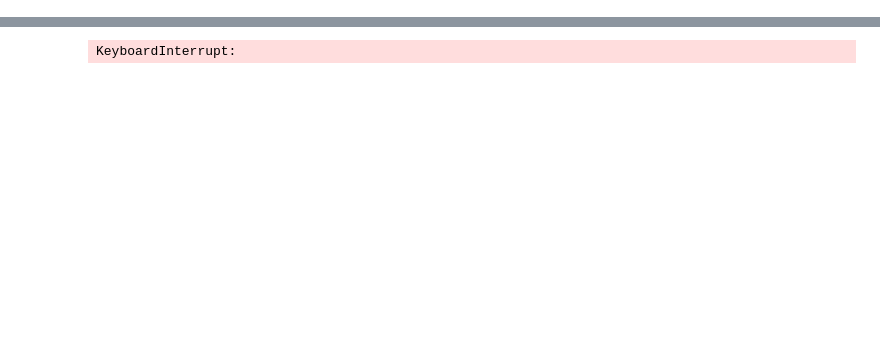
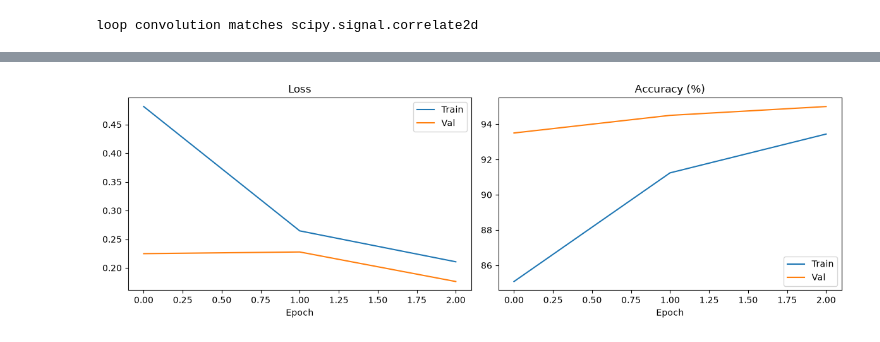
Before and after one commit to op-poyo/ai_from_scratch, a Jupyter notebook: fixed_feature_cnn_from_scratch.ipynb, the cells around one changed output, grey strips where cells are left out. Saved outputs shown, nothing was run; the diff lists cells and outputs as text; code cells hidden in the pictures; blank space fills up the shorter version.

```diff
--- a/fixed_feature_cnn_from_scratch.ipynb
+++ b/fixed_feature_cnn_from_scratch.ipynb
@@ -199,6 +204,18 @@ def prepare_all(images):
     # precompute once — kernels are fixed, so this only needs to run a single time
     # per image instead of being recomputed every epoch/eval call
     return np.array([prepare_input(img) for img in images])
+# %%
+# check my loop convolution matches scipy's on real images, for every kernel
+check_x, _ = dataloader("data/mnist/mnist_test.csv")
+
+for image in check_x[:20]:
+    for kernel in [vertical_edge_kernel, horizontal_edge_kernel, sharpening_kernel]:
+        assert np.allclose(conv_2d_single_loop(image, kernel, padding=1),
+                           conv_2d_single(image, kernel, padding=1))
+
+print("loop convolution matches scipy.signal.correlate2d")
+# %% [output]
+loop convolution matches scipy.signal.correlate2d
 # %%
 def one_hot(label, num_classes=10):
     target = [0.0] * num_classes
@@ -225,8 +242,9 @@ def evaluate(model, val_features, val_y):
     avg_loss = total_loss / len(val_features)
     return avg_loss, acc
 # %%
-epochs = 10
+epochs = 3
 lr = 0.05
+sample_size = 5000  # fresh random subsample each epoch
 
 # x = data, y = label
 all_train_x, all_train_y = dataloader("data/mnist/mnist_train.csv")
@@ -236,7 +254,7 @@ pool_train_x = all_train_x[200:]
 pool_train_y = all_train_y[200:]
 val_x, val_y = all_train_x[:200], all_train_y[:200]
 
-# --- precompute conv features once for train/val/test instead of per-epoch ---
+# kernels are fixed, so the conv features only need computing once
 print("Precomputing convolutional features (one-time cost)...")
 pool_train_features = prepare_all(pool_train_x)
 val_features = prepare_all(val_x)
@@ -255,9 +273,6 @@ for n in model.layers[-1].neurons:
 history = {"train_loss": [], "train_acc": [], "val_loss": [], "val_acc": []}
 
 for epoch in range(epochs):
-    # train on the full pool each epoch now that features are precomputed and cheap
-    # (bump sample_size down again if you want the original "fresh 1000/epoch" behavior)
-    sample_size = len(pool_train_features)
     indices = np.random.choice(len(pool_train_features), size=sample_size, replace=False)
 
     epoch_train_features = pool_train_features[indices]
@@ -269,6 +284,9 @@ for epoch in range(epochs):
         raw_outputs = model.forward(nn_input)
         predictions = softmax(np.array(raw_outputs)).tolist()
 
+        # store the softmax probabilities as the output neurons' outputs, so backward()
+        # computes error = output - target. With softmax + cross-entropy that is exactly
+        # dL/dlogits, which is why the output layer uses the 'linear' activation (derivative 1)
         for idx, p in enumerate(predictions):
             model.layers[-1].neurons[idx].output = p
 
@@ -331,2 +356,2 @@ Epoch 1 | Sample 7000/59800 | Interm Acc: 86.6%
-KeyboardInterrupt:
+[figure, added]
 # %%
```
Also changed, not shown: parts of 9 cells of this notebook, 12 other files.
